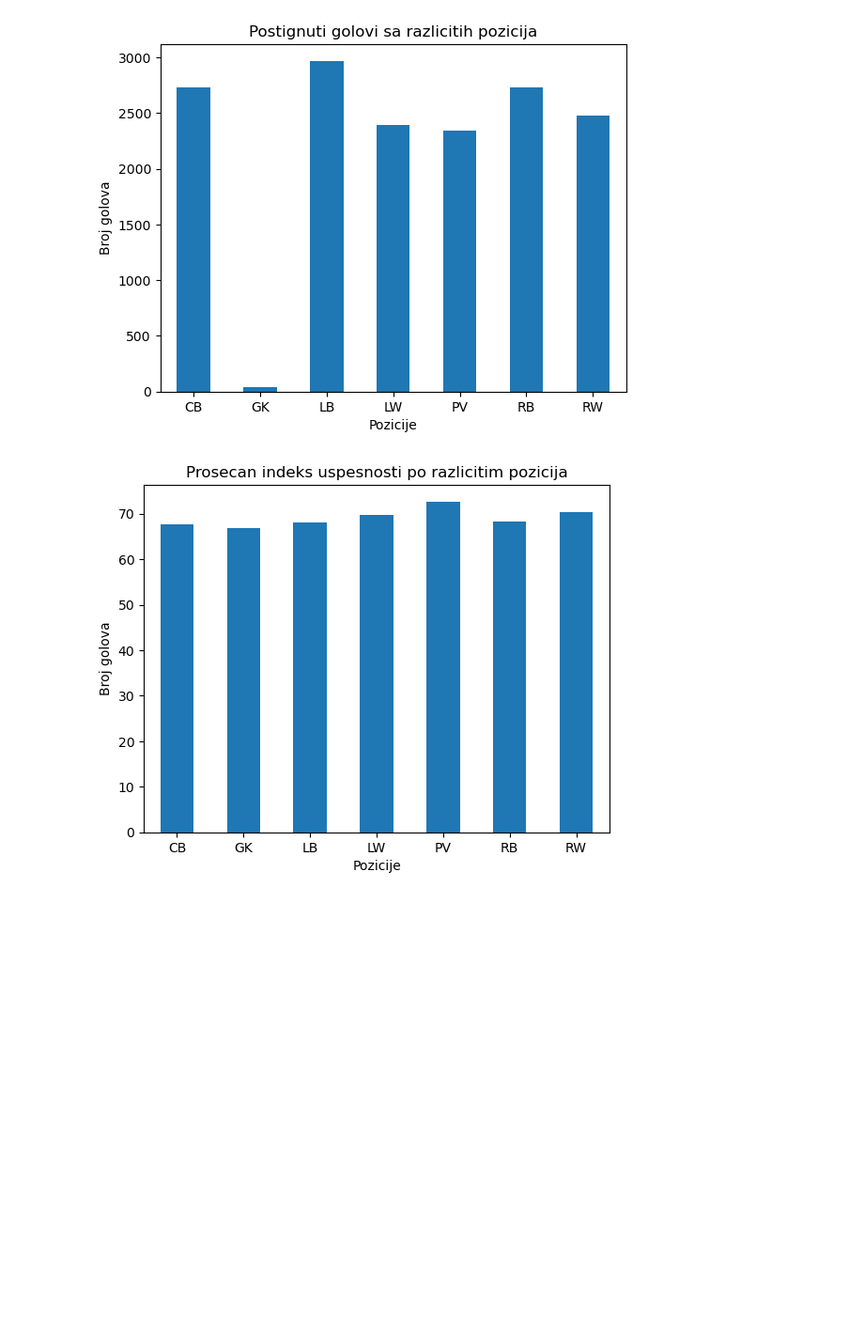
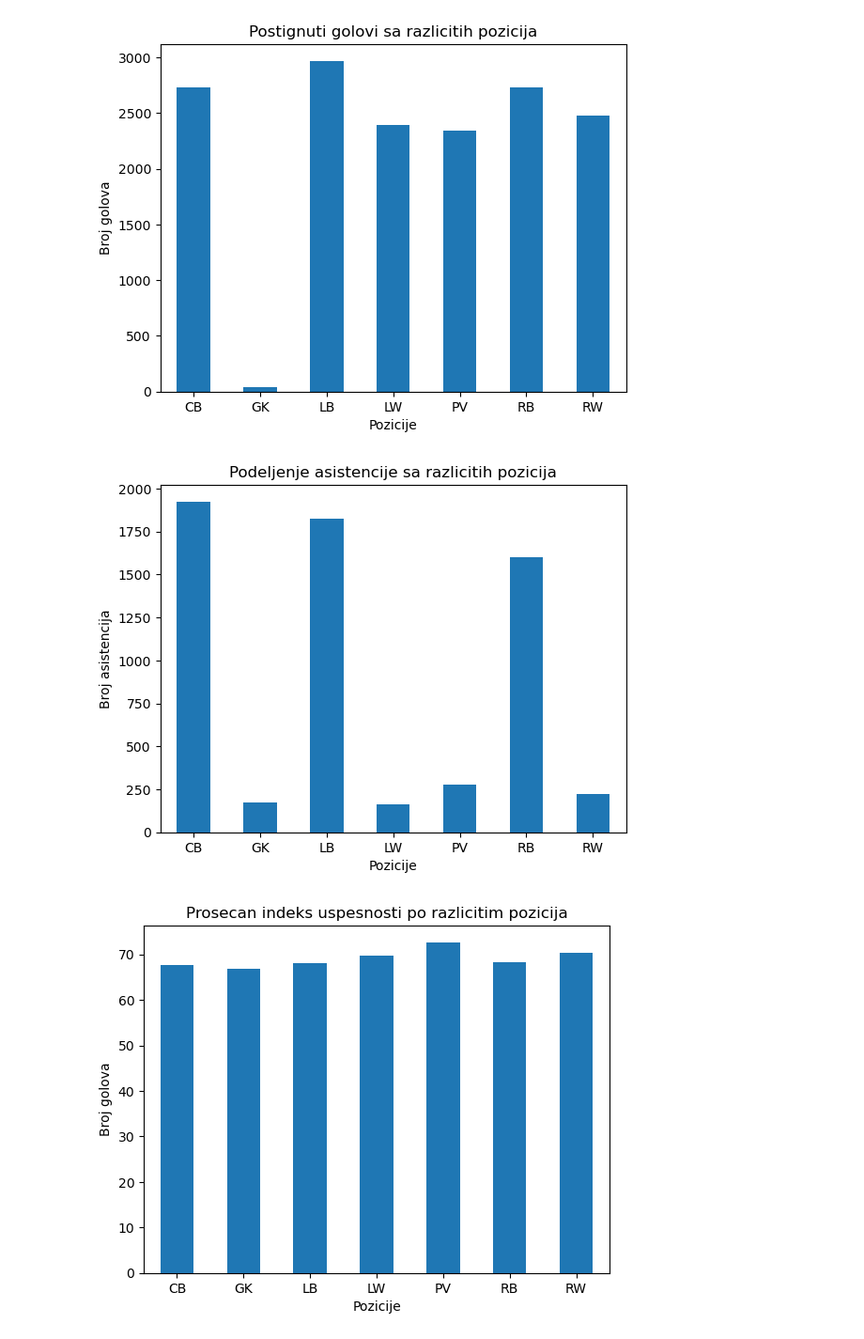
Before and after one commit to NemanjaGojkovic/Primena_naprednih_metoda_klasterovanja_u_rukometnoj_Bundes_ligi, a Jupyter notebook: Analiza podataka.ipynb, the cells around one changed output. Shown at 94% size. Cells and saved outputs as stored; diff of their text form; code cells hidden in the pictures; blank space fills up the shorter version.

```diff
--- a/Analiza podataka.ipynb
+++ b/Analiza podataka.ipynb
@@ -89,6 +89,15 @@ plt.xticks(rotation=0)
 plt.show()
 # %% [output]
 [figure]
+# %%
+df.groupby('POSITION').sum()['AS'].plot(kind='bar')
+plt.title('Podeljenje asistencije sa razlicitih pozicija')
+plt.xlabel('Pozicije')
+plt.ylabel('Broj asistencija')
+plt.xticks(rotation=0)
+plt.show()
+# %% [output]
+[figure, added]
 # %%
 df.groupby('POSITION').mean()['HPI'].plot(kind='bar')
 plt.title('Prosecan indeks uspesnosti po razlicitim pozicija')
```
Also changed, not shown: parts of 17 cells of this notebook.
